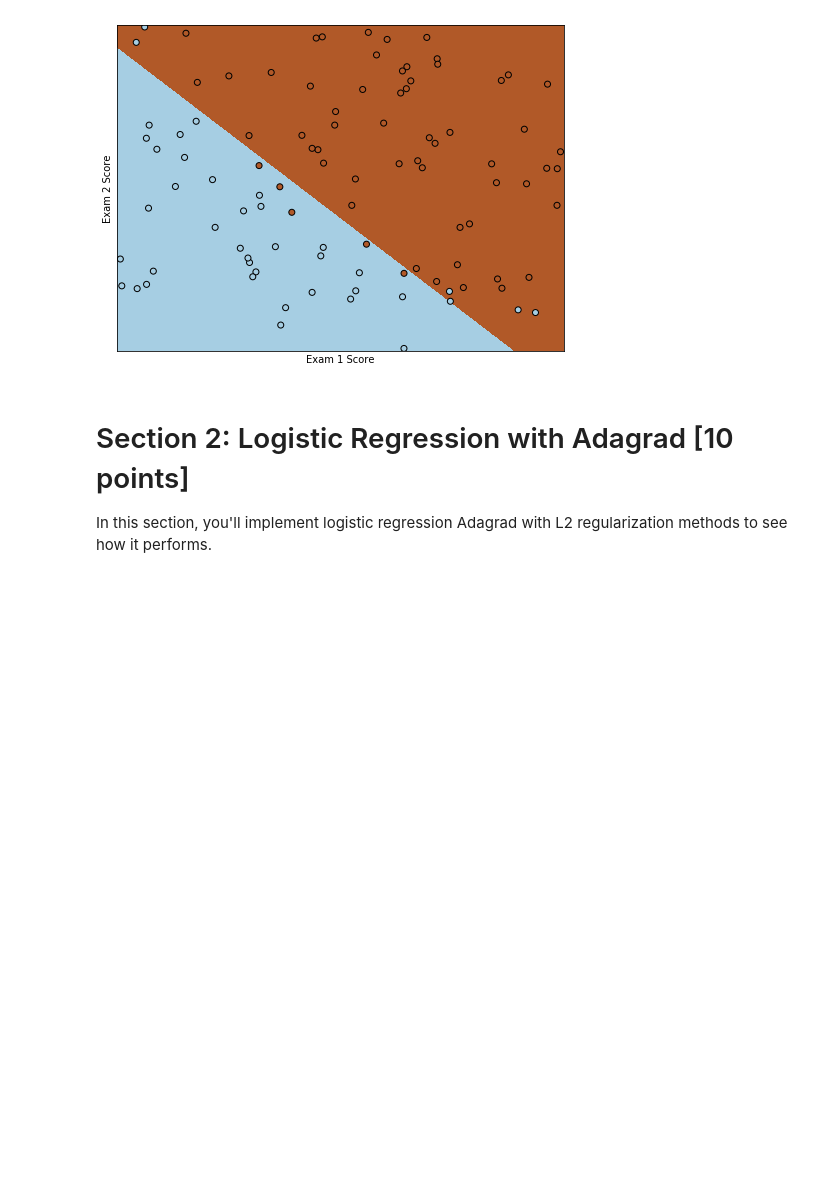
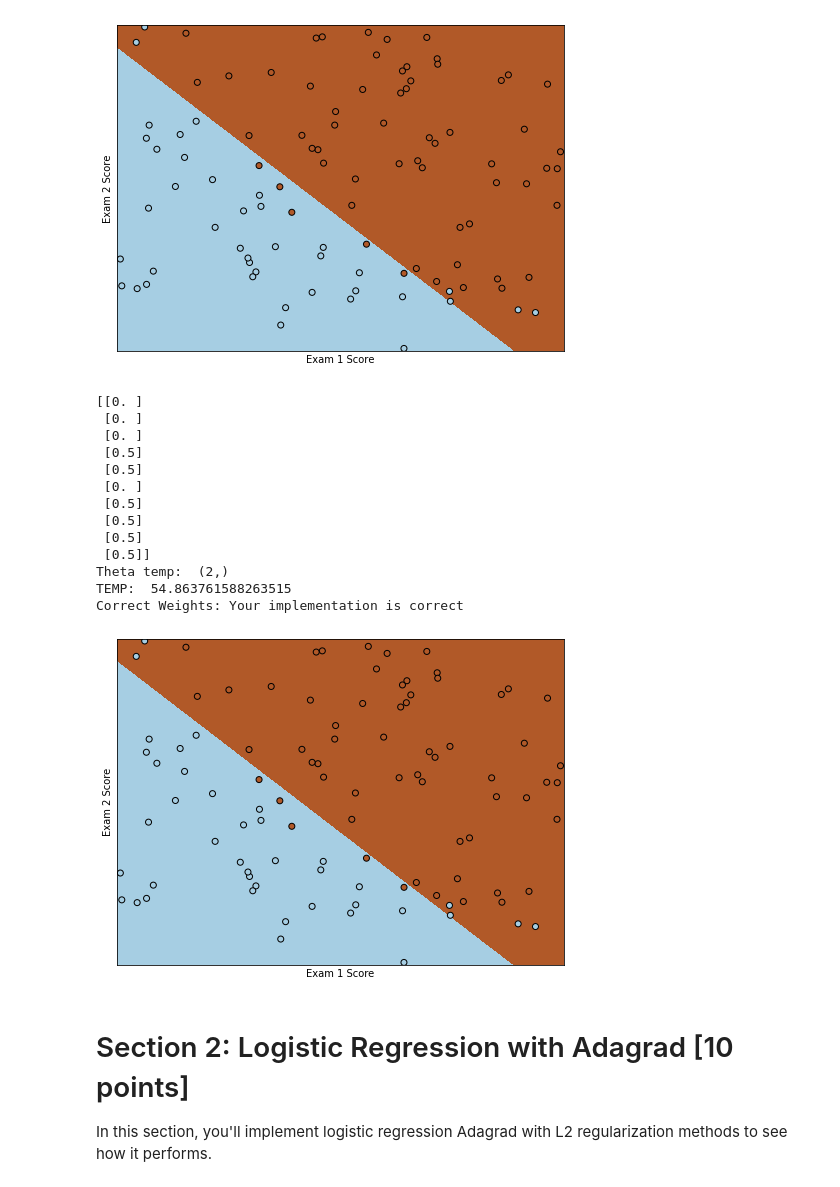
Before and after one commit to MeredithGao/ML-23, a Jupyter notebook: HW2/hw2_programming.ipynb, the cells around one changed output. Cells and saved outputs as stored; diff of their text form; code cells hidden in the pictures; blank space fills up the shorter version.

```diff
--- a/HW2/hw2_programming.ipynb
+++ b/HW2/hw2_programming.ipynb
@@ -148,7 +188,7 @@ import matplotlib.pyplot as plt
 
 def test_logreg1():
     # load the data
-    filepath = "" ## TODO: Load the hw2.csv file here!!!!
+    filepath = "hw2.csv" ## TODO: Load the hw2.csv file here!!!!
     df = pd.read_csv(filepath, header=None)
 
     X = df[df.columns[0:2]]
@@ -178,9 +218,9 @@ def test_logreg1():
     correct_weights = np.array([[1.519,3.522,3.273]])
 
     if np.linalg.norm(np.around(logregModel.theta, decimals=3) - correct_weights) < 0.001:
-      print("Correct Weights: Your implementation is correct")
+          print("Correct Weights: Your implementation is correct")
     else:
-      print("Incorrect Weights: Please check your implementation")
+          print("Incorrect Weights: Please check your implementation")
 
     # Plot the decision boundary
     h = .02  # step size in the mesh
@@ -190,34 +230,49 @@ def test_logreg1():
     y_max = X[X.columns[1]].max() + .5
     xx, yy = np.meshgrid(np.arange(x_min, x_max, h), np.arange(y_min, y_max, h))
     allPoints = pd.DataFrame(np.c_[xx.ravel(), yy.ravel()])
     allPoints = pd.DataFrame(standardizer.transform(allPoints))
     Z = logregModel.predict(allPoints)
 
     assert Z.shape == (12259096, 1), "The output shape of your predict() function is incorrect"
 
     Z = np.asmatrix(Z.to_numpy())
 
     # Put the result into a color plot
     Z = Z.reshape(xx.shape)
     plt.figure(1, figsize=(8, 6))
     plt.contourf(xx, yy, Z, cmap=plt.cm.Paired)
 
     # Plot the training points
     plt.scatter(X[X.columns[0]], X[X.columns[1]], c=y.ravel(), edgecolors='k', cmap=plt.cm.Paired)
 
     # Configure the plot display
     plt.xlabel('Exam 1 Score')
     plt.ylabel('Exam 2 Score')
 
     plt.xlim(xx.min(), xx.max())
     plt.ylim(yy.min(), yy.max())
     plt.xticks(())
     plt.yticks(())
 
     plt.show()
 
 if NOTEBOOK == 1:
-  test_logreg1() ### Comment out this line when submitting ###
+    test_logreg1() ### Comment out this line when submitting ###
+# %% [output]
+[[0. ]
+ [0. ]
+ [0. ]
+ [0.5]
+ [0.5]
+ [0. ]
+ [0.5]
+ [0.5]
+ [0.5]
+ [0.5]]
+Theta temp:  (2,)
+TEMP:  54.863761588263515
+Correct Weights: Your implementation is correct
+[figure, added]
 # %% [markdown]
 # Section 2: Logistic Regression with Adagrad [10 points]
 
```
Also changed, not shown: parts of 4 cells of this notebook, 1 other file.
